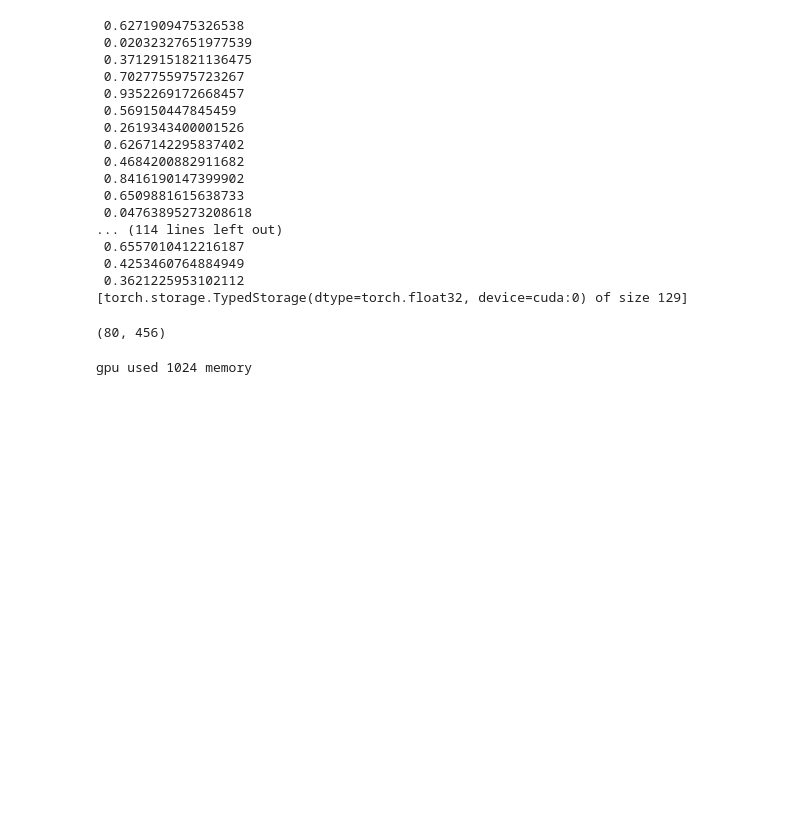
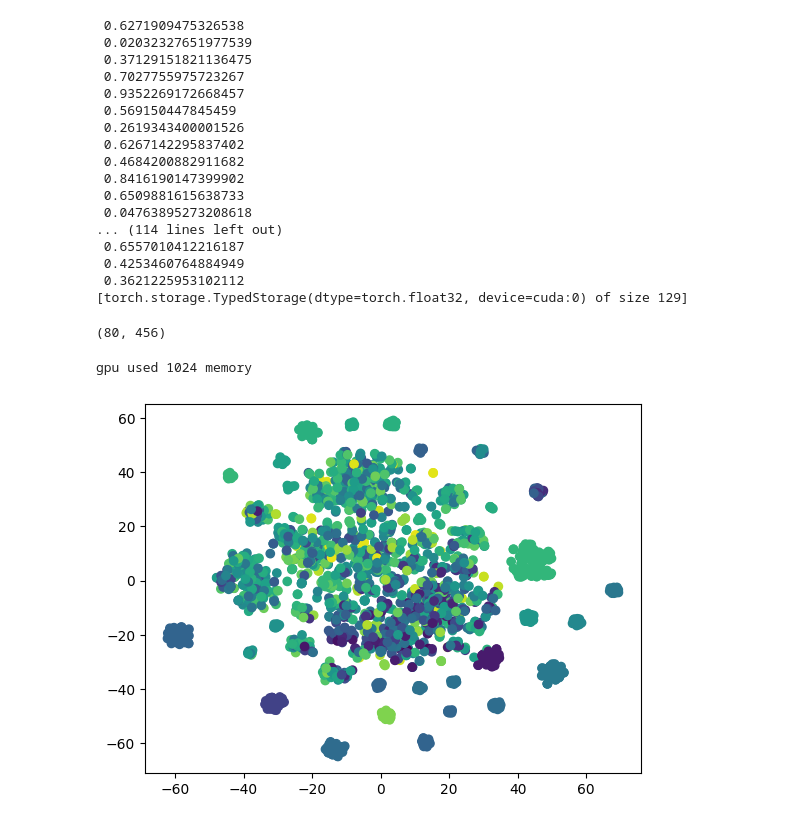
Before and after one commit to Roy-Shubhajit/CoPart-GNN, a Jupyter notebook: test.ipynb, the cells around one changed output. Saved outputs shown, nothing was run; the diff lists cells and outputs as text; code cells hidden in the pictures; blank space fills up the shorter version.

```diff
--- a/test.ipynb
+++ b/test.ipynb
@@ -127,3 +144,26 @@ torch.cuda.reset_peak_memory_stats(device=device)
 print(f"gpu used {torch.cuda.max_memory_allocated(device=device)} memory")
 # %% [output]
 gpu used 1024 memory
+# %%
+from torch_geometric.datasets import WikipediaNetwork
+
+dataset = WikipediaNetwork(root='./dataset', name='chameleon', geom_gcn_preprocess=False)
+# %%
+#tsne plot of the embeddings
+import numpy
+import torch
+import matplotlib.pyplot as plt
+
+from sklearn.manifold import TSNE
+
+def plot_embeddings(embeddings, labels):
+    embeddings = embeddings.cpu().detach().numpy()
+    labels = labels.cpu().detach().numpy()
+    embeddings = TSNE(n_components=2).fit_transform(embeddings)
+    plt.scatter(embeddings[:, 0], embeddings[:, 1], c=labels)
+
+    plt.show()
+dataset[0].x = torch.nn.functional.normalize(dataset[0].x, p=1)
+plot_embeddings(dataset[0].x, dataset[0].y)
+# %% [output]
+[figure, added]
```
Also changed, not shown: parts of 10 cells of this notebook, 4 other files.
